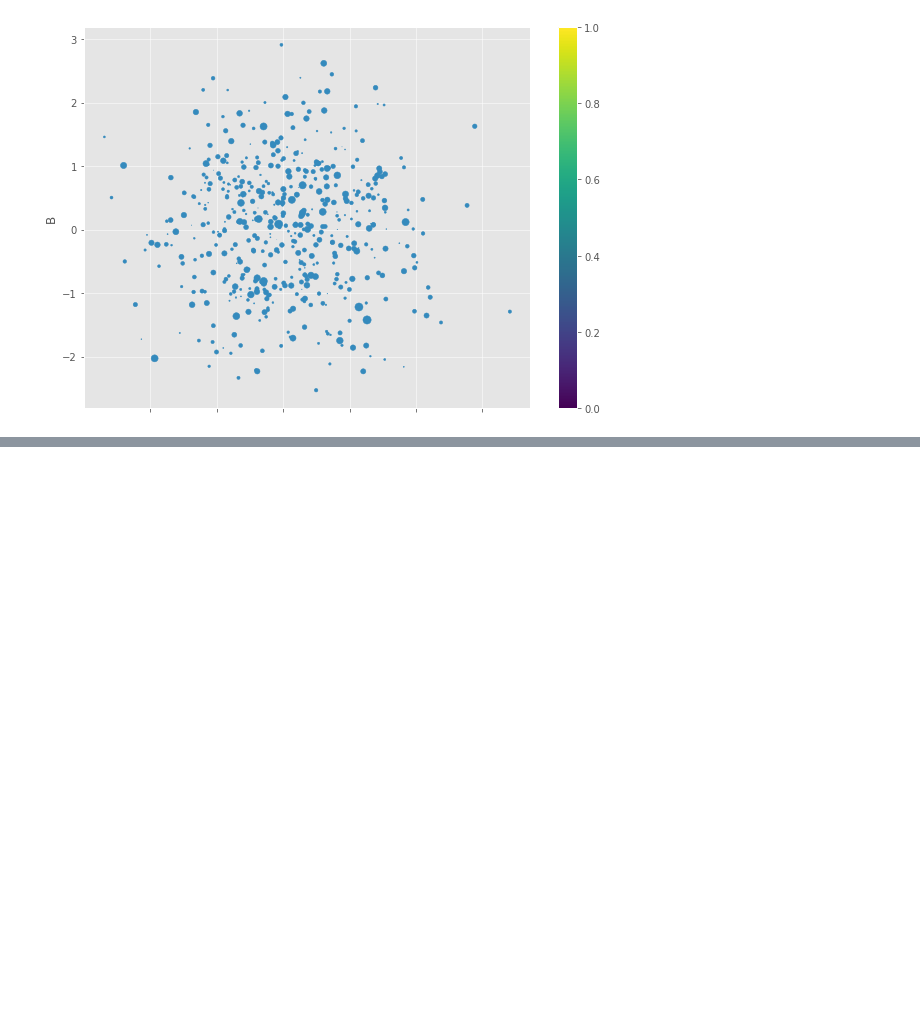
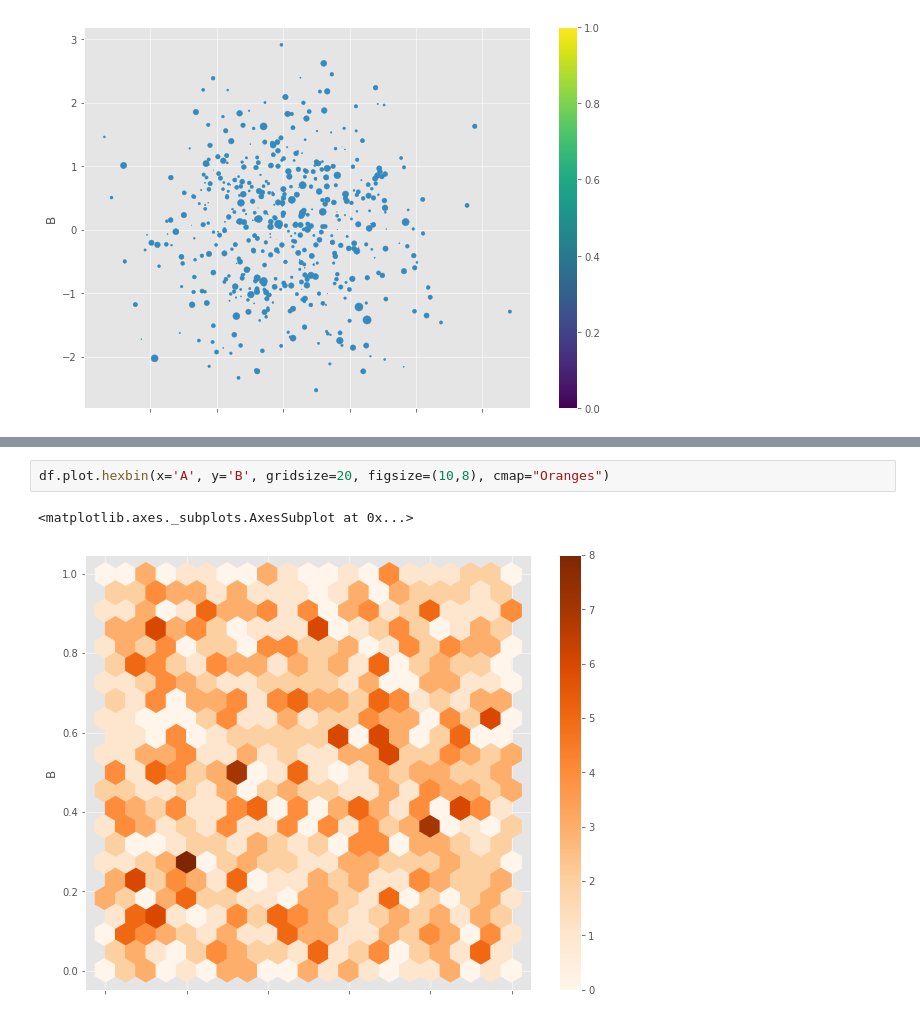
Before and after one commit to paulojuniore/DataScienceStudies, a Jupyter notebook: 3 - Visualização de Dados/Visualização de dados incorporada ao Pandas/Visualização de dados incorporada ao Pandas.ipynb, the cells around one changed output, grey strips where cells are left out. Drawn from its saved outputs; the diff is of its cells as text; blank space fills up the shorter version.

```diff
--- a/3 - Visualização de Dados/Visualização de dados incorporada ao Pandas/Visualização de dados incorporada ao Pandas.ipynb
+++ b/3 - Visualização de Dados/Visualização de dados incorporada ao Pandas/Visualização de dados incorporada ao Pandas.ipynb
@@ -95,0 +103,5 @@ df1.plot.scatter(x='A', y='B', s=df1['C'] * 20, figsize=(10,7), cmap='inferno')
+# %%
+df.plot.hexbin(x='A', y='B', gridsize=20, figsize=(10,8), cmap="Oranges")
+# %% [output]
+<matplotlib.axes._subplots.AxesSubplot at 0x...>
+[figure, added]
```
Also changed, not shown: parts of 4 cells of this notebook.
